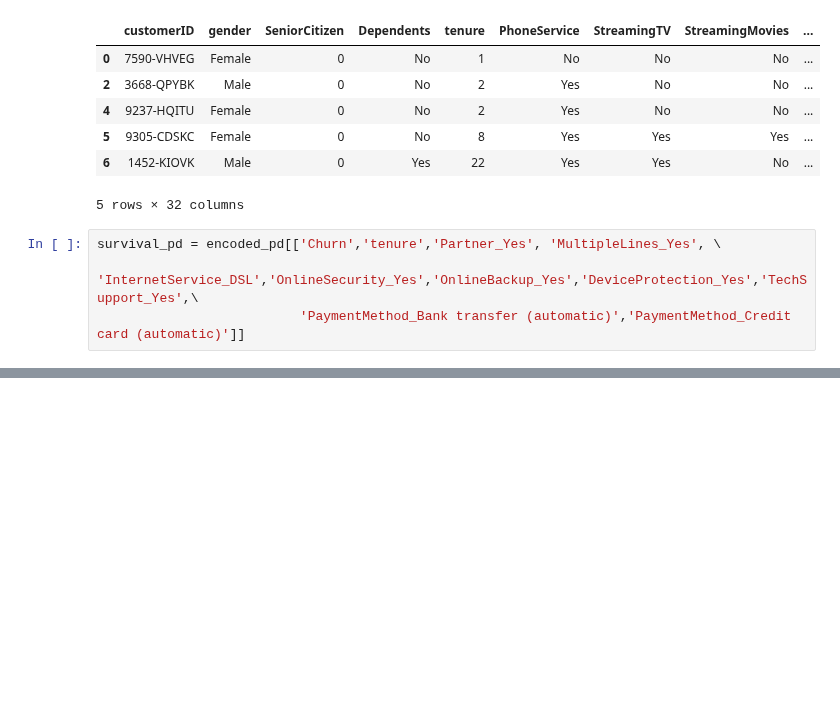
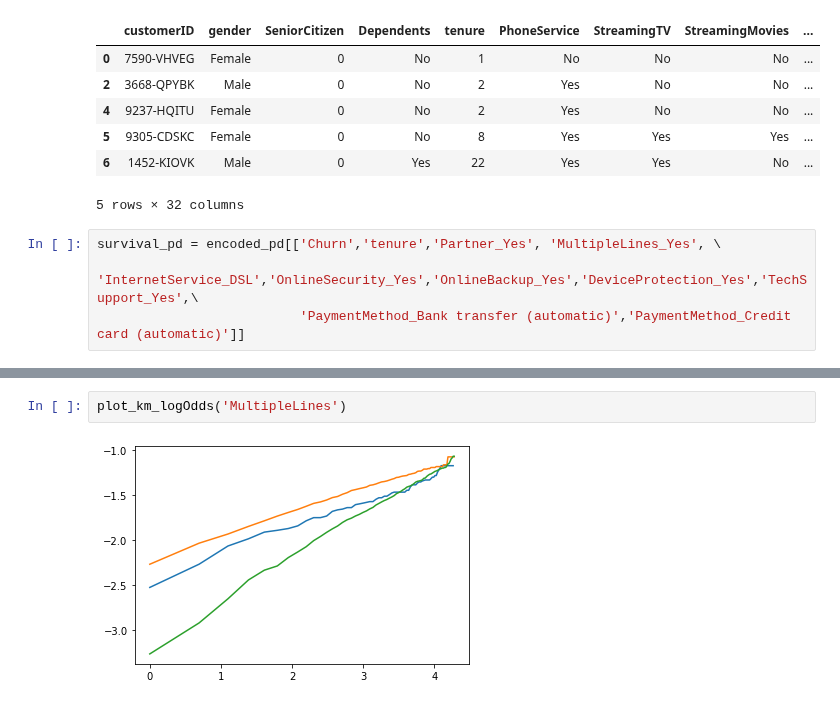
Before and after one commit to suvigyajain0101/CaseStudies, a Jupyter notebook: SurvivalAnalysis/04_Accelerated_Failure_Time.ipynb, the cells around one changed output, grey strips where cells are left out. Saved outputs shown, nothing was run; the diff lists cells and outputs as text; blank space fills up the shorter version.

```diff
--- a/SurvivalAnalysis/04_Accelerated_Failure_Time.ipynb
+++ b/SurvivalAnalysis/04_Accelerated_Failure_Time.ipynb
@@ -86,0 +209,4 @@ survival_pd = encoded_pd[['Churn','tenure','Partner_Yes', 'MultipleLines_Yes', \
+# %%
+plot_km_logOdds('MultipleLines')
+# %% [output]
+[figure, added]
```
Also changed, not shown: parts of 18 cells of this notebook.
